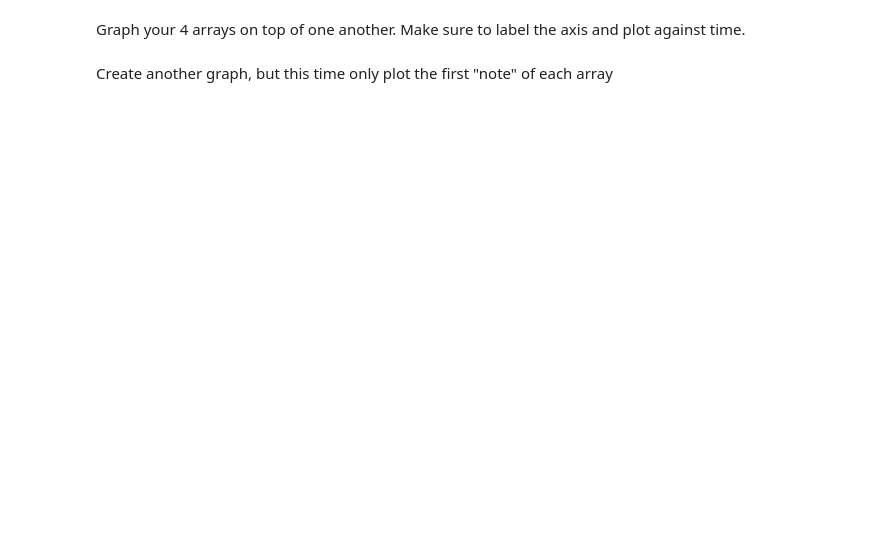
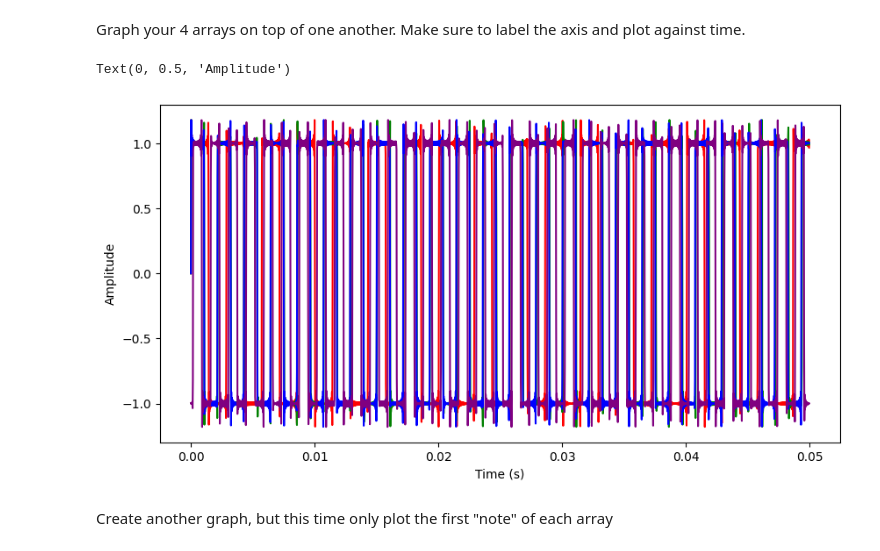
Before and after one commit to jalynf706-dot/AudioTechII, a Jupyter notebook: HW/HW1.ipynb, the cells around one changed output. Drawn from its saved outputs; the diff is of its cells as text; code cells hidden in the pictures; blank space fills up the shorter version.

```diff
--- a/HW/HW1.ipynb
+++ b/HW/HW1.ipynb
@@ -78,3 +167,6 @@ You should account for actual coding errors and errors that conceptually do not
 # %% [markdown]
 ### Section 4 - Using functions and graphing (3 points)
 Create a 2 second F major arpeggio in an array named 'myArp'. Play back your audio.
+# %%
+myArp = arpegiateFreq(349.23, 2.0)
+Audio(myArp, rate=44100)
@@ -81,2 +175,8 @@ Create a 2 second F major arpeggio in an array named 'myArp'. Play back your aud
 # %% [markdown]
 Remove every 4th sample of 'myArp', save as a new array, 'skipped, and play back your audio. What happened to the audio?
+# %%
+
+skipped = np.delete(myArp, np.arange(3, myArp.size, 4))
+Audio(skipped, rate=44100)
+
+#1.5× faster, slightly higher pitch and more distortion
@@ -83,2 +185,5 @@ Remove every 4th sample of 'myArp', save as a new array, 'skipped, and play back
 # %% [markdown]
 Create a 2 Bb major arpeggio in an array named 'myArp2'. Play back your audio
+# %%
+myArp2 = arpegiateFreq(466.16, 2)
+Audio(myArp2, rate=44100)
@@ -85,2 +192,5 @@ Create a 2 Bb major arpeggio in an array named 'myArp2'. Play back your audio
 # %% [markdown]
 Reverse 'myArp2' and save as a new array, 'reverse'. Play back your audio
+# %%
+reverse = np.flip(myArp2)
+Audio(reverse, rate=44100)
@@ -87,4 +199,26 @@ Reverse 'myArp2' and save as a new array, 'reverse'. Play back your audio
 # %% [markdown]
 Graph your 4 arrays on top of one another. Make sure to label the axis and plot against time.
+# %%
+win = 0.05  # 50 ms
+fs = 44100
+N = int(win * fs)
+
+
+t1 = np.arange(len(myArp))   / fs
+t2 = np.arange(len(skipped)) / fs
+t3 = np.arange(len(myArp2))  / fs
+t4 = np.arange(len(reverse)) / fs
+
+plt.figure(figsize=(10, 5))
+plt.plot(t1[:N], myArp[:N], color = 'red')
+plt.plot(t2[:N], skipped[:N], color = 'green')
+plt.plot(t3[:N], myArp2[:N], color = 'blue')
+plt.plot(t4[:N], reverse[:N], color = 'purple')
+
+plt.xlabel('Time (s)')
+plt.ylabel('Amplitude')
+# %% [output]
+Text(0, 0.5, 'Amplitude')
+[figure, added]
 # %% [markdown]
 Create another graph, but this time only plot the first "note" of each array
```
Also changed, not shown: parts of 9 cells of this notebook.
